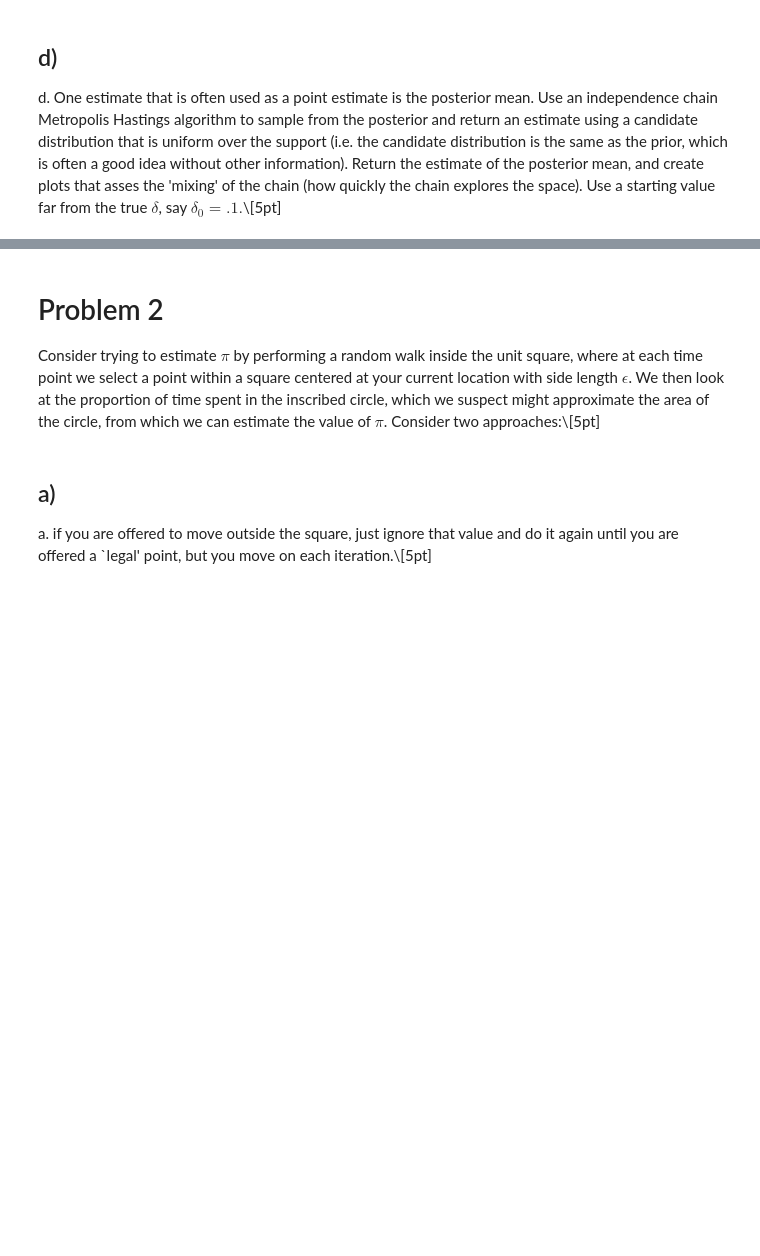
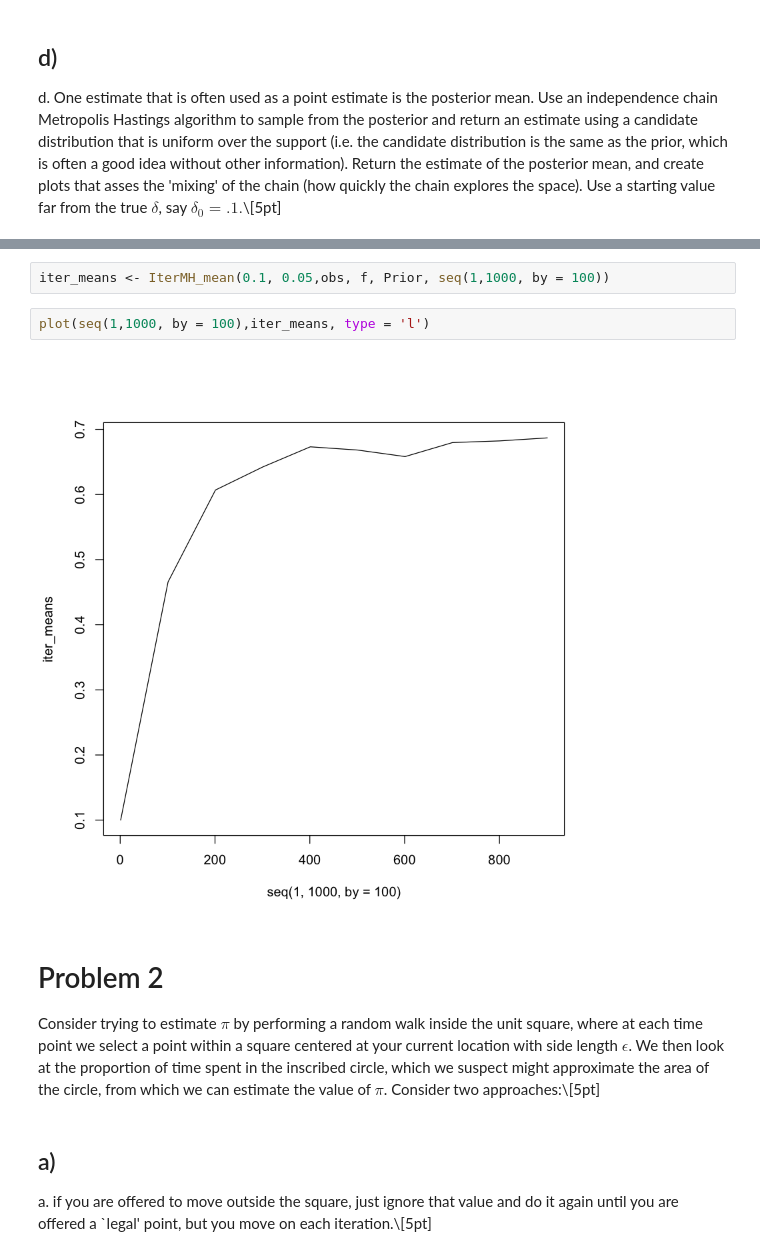
Before and after one commit to franklinmarsh/computational_statistics, a Jupyter notebook: hw4.ipynb, the cells around one changed output, grey strips where cells are left out. Drawn from its saved outputs; the diff is of its cells as text; blank space fills up the shorter version.

```diff
--- a/hw4.ipynb
+++ b/hw4.ipynb
@@ -98,5 +183,11 @@ d.  One estimate that is often used as a point estimate is the posterior mean.
+# %%
+iter_means <- IterMH_mean(0.1, 0.05,obs, f, Prior, seq(1,1000, by = 100))
+# %%
+plot(seq(1,1000, by = 100),iter_means, type = 'l')
+# %% [output]
+[figure, added]
 # %% [markdown]
- # Problem 2
+# Problem 2
 
 Consider trying to estimate $\pi$ by performing a random walk inside the unit
 square, where at each time point we select a point within a square centered at
```
Also changed, not shown: parts of 23 cells of this notebook, 2 other files.
